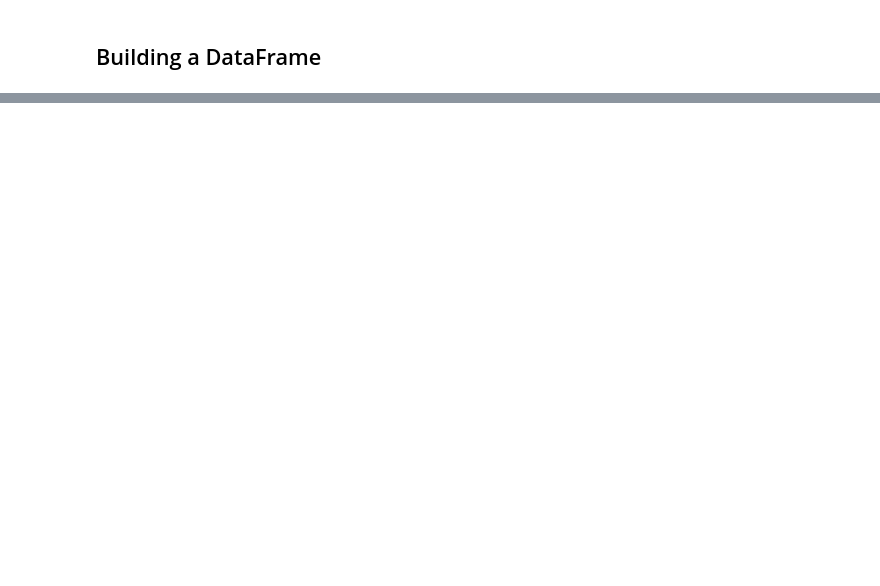
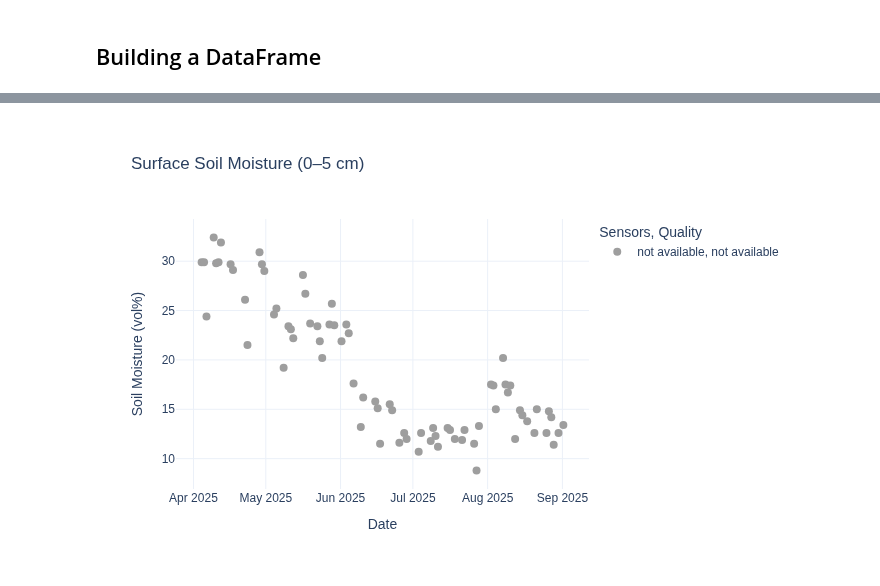
Before and after one commit to moistx-labs/moistx-api-examples, a Jupyter notebook: 01_getting_started.ipynb, the cells around one changed output, grey strips where cells are left out. Cells and saved outputs as stored; diff of their text form; code cells hidden in the pictures; blank space fills up the shorter version.

```diff
--- a/01_getting_started.ipynb
+++ b/01_getting_started.ipynb
@@ -122,25 +151,32 @@ Hover over any point to see the exact date and soil moisture value.
 # %%
-SOURCE_COLORS = {
-    'S2':      '#4CAF50',
-    'S1_asc':  '#2196F3',
-    'S1_desc': '#7B1FA2',
-    'L89':     '#FF9800',
+SENSOR_COLORS = {
+    'Sentinel-2':            '#4CAF50',
+    'Sentinel-1 ascending':  '#2196F3',
+    'Sentinel-1 descending': '#7B1FA2',
+    'Landsat-8/9':           '#FF9800',
+    'not available':         '#9E9E9E',
 }
+QUALITY_SYMBOLS = {'good': 'circle', 'poor': 'circle-open', 'unknown': 'x', 'not available': 'circle'}
 
 fig = px.scatter(
     df.reset_index(),
     x='datetime',
     y='soil_moisture',
-    color='source',
-    color_discrete_map=SOURCE_COLORS,
-    title='Surface Soil Moisture (0–5 cm) — Thessaly Plain, 2024',
+    color='sensors',
+    color_discrete_map=SENSOR_COLORS,  # sensor combinations get the default palette
+    symbol='quality',
+    symbol_map=QUALITY_SYMBOLS,
+    title='Surface Soil Moisture (0–5 cm)',
     labels={
         'soil_moisture': 'Soil Moisture (vol%)',
         'datetime': 'Date',
-        'source': 'Satellite',
+        'sensors': 'Sensors',
+        'quality': 'Quality',
     },
 )
 fig.update_traces(marker_size=8)
 fig.update_layout(height=450, template='plotly_white', hovermode='x unified')
 fig.show()
+# %% [output]
+[figure, added]
 # %% [markdown]
```
Also changed, not shown: parts of 13 cells of this notebook, 7 other files.
